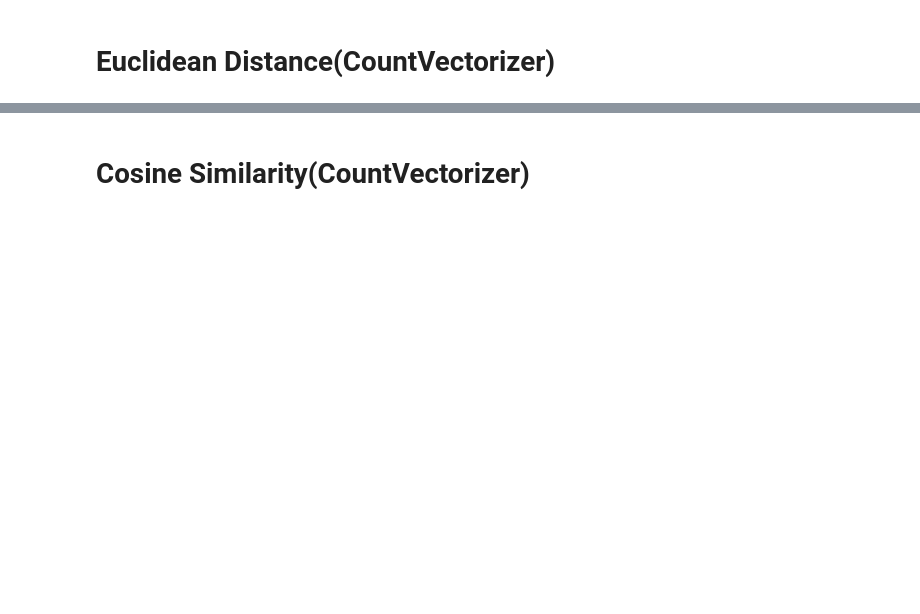
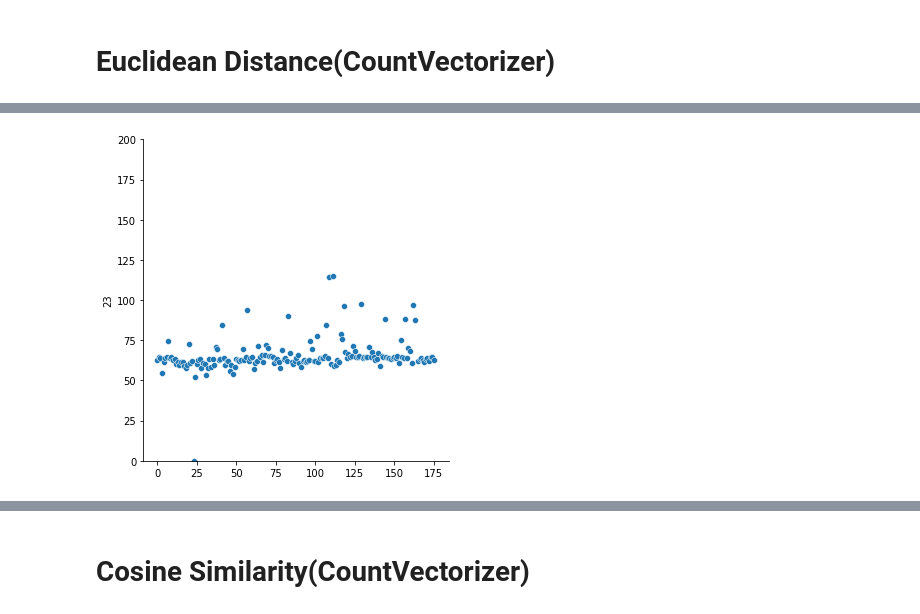
Before and after one commit to park1997/Industrial_safety_and_health_law-visualization, a Jupyter notebook: ParkByeongHyeon/산업안전보건법_XML.ipynb, the cells around one changed output, grey strips where cells are left out. Saved outputs shown, nothing was run; the diff lists cells and outputs as text; code cells hidden in the pictures; blank space fills up the shorter version.

```diff
--- a/ParkByeongHyeon/산업안전보건법_XML.ipynb
+++ b/ParkByeongHyeon/산업안전보건법_XML.ipynb
@@ -552,13 +784,15 @@ euclidean_result_df
 # %%
 x = [i for i in range(len(df_info))]
-jo = 8
+jo = 24
 y_euclidean = euclidean_result_df[jo-1]
 # y = euclidean_result_df.loc[2]
 
 # 8조와 다른 조들 간의euclidean distance 분포 시각화
 sns.relplot(x,y_euclidean)
 plt.ylim(0, 200)
 plt.show()
+# %% [output]
+[figure, added]
 # %%
 # euclidean distance 값으로
 # 8조와 가장 비슷한 조를 찾기위한 과정
```
Also changed, not shown: parts of 50 cells of this notebook, 3 other files.
